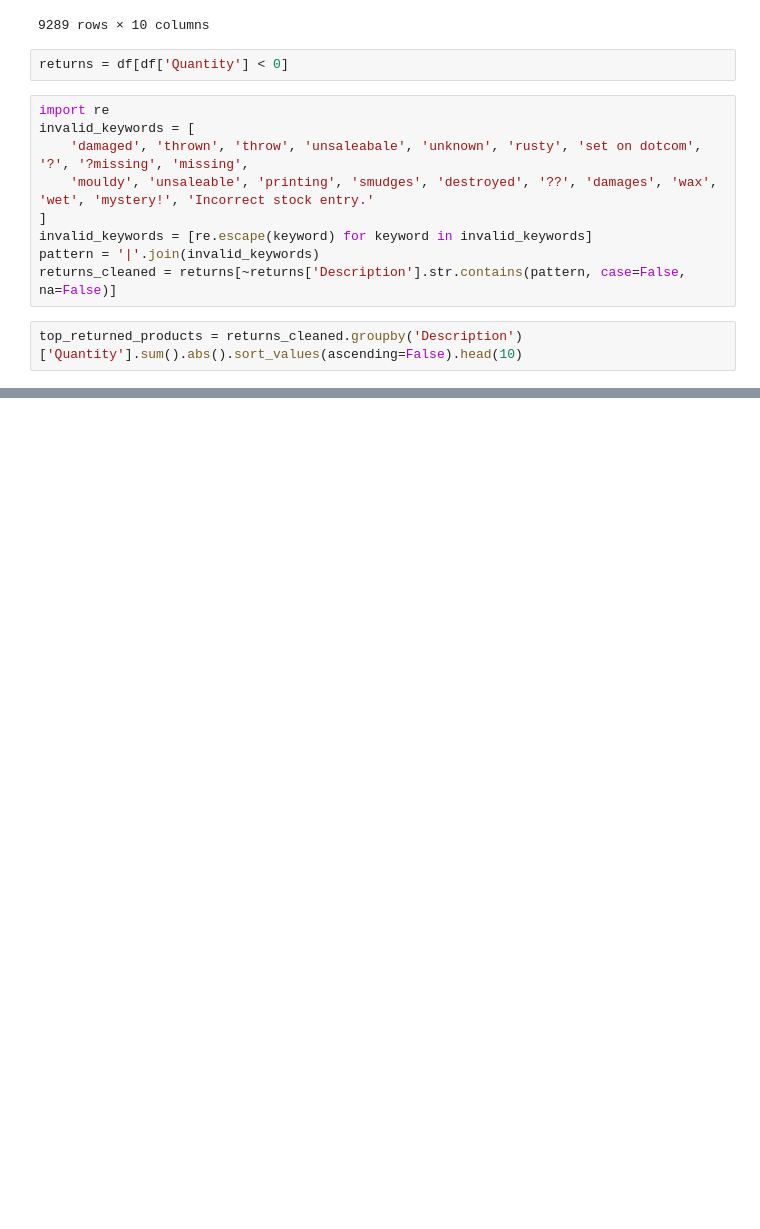
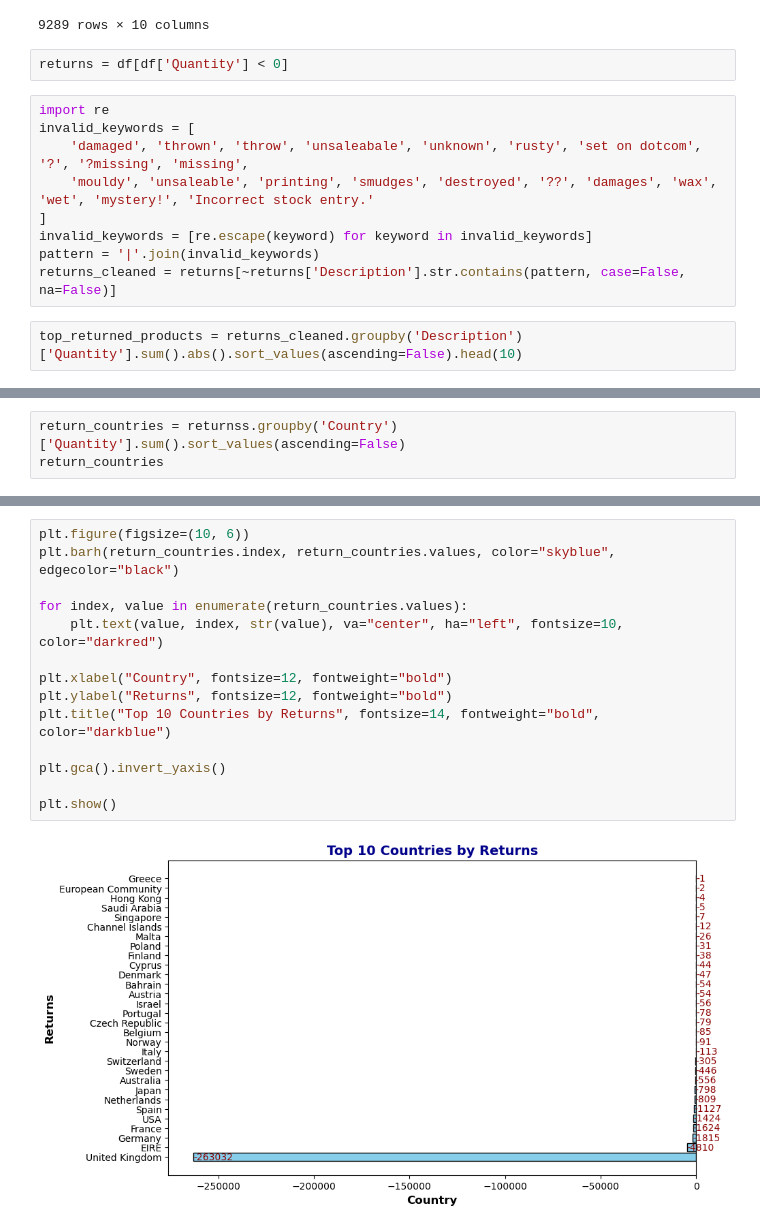
Before and after one commit to zazauserr/Data_Analyst_Pet_Projects, a Jupyter notebook: E-Commerce/project.ipynb, the cells around one changed output, grey strips where cells are left out. Cells and saved outputs as stored; diff of their text form; blank space fills up the shorter version.

```diff
--- a/E-Commerce/project.ipynb
+++ b/E-Commerce/project.ipynb
@@ -479,0 +523,3 @@ plt.show()
+# %%
+return_countries = returnss.groupby('Country')['Quantity'].sum().sort_values(ascending=False)
+return_countries
@@ -479,0 +544,16 @@ plt.show()
+# %%
+plt.figure(figsize=(10, 6))
+plt.barh(return_countries.index, return_countries.values, color="skyblue", edgecolor="black")
+
+for index, value in enumerate(return_countries.values):
+    plt.text(value, index, str(value), va="center", ha="left", fontsize=10, color="darkred")
+
+plt.xlabel("Country", fontsize=12, fontweight="bold")
+plt.ylabel("Returns", fontsize=12, fontweight="bold")
+plt.title("Top 10 Countries by Returns", fontsize=14, fontweight="bold", color="darkblue")
+
+plt.gca().invert_yaxis()
+
+plt.show()
+# %% [output]
+[figure, added]
```
Also changed, not shown: parts of 12 cells of this notebook.
